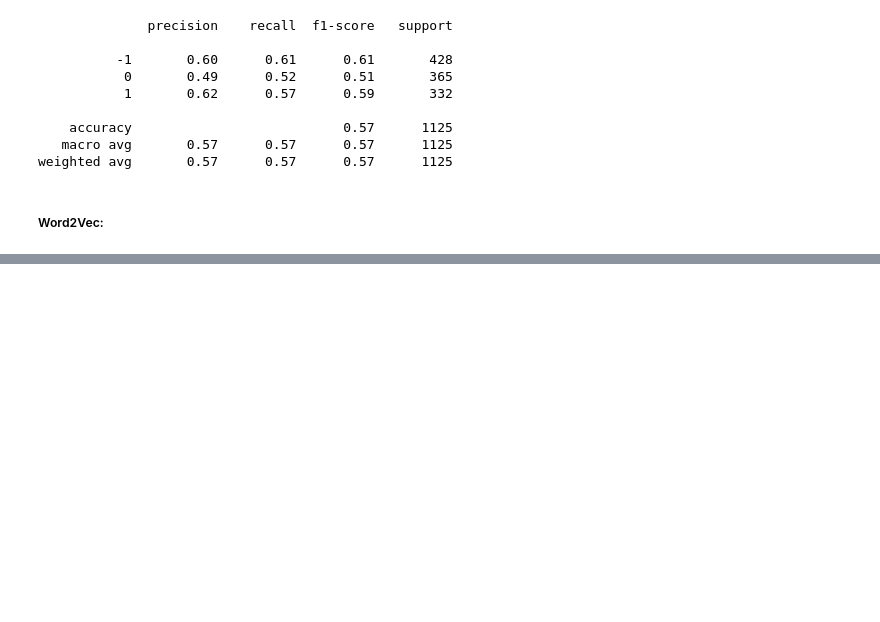
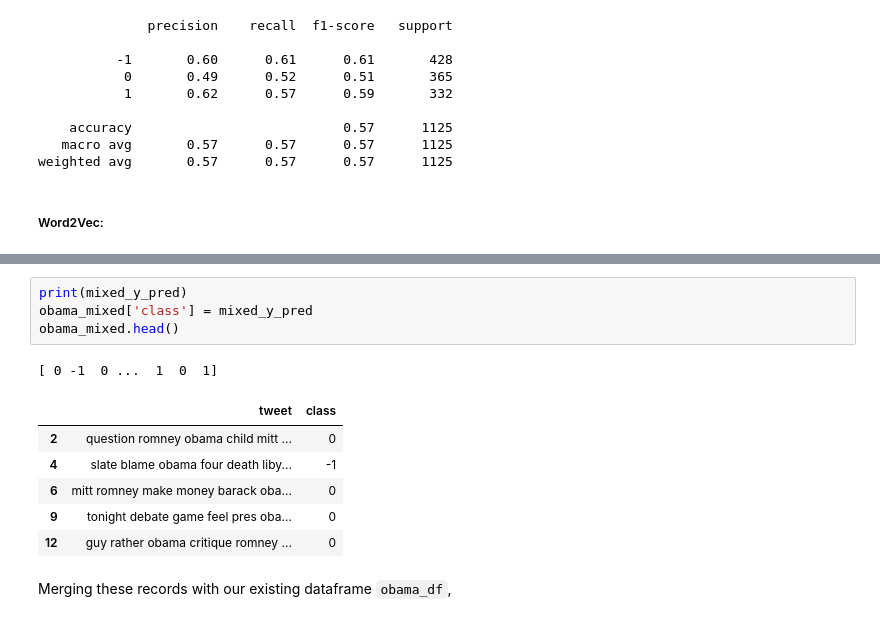
Before and after one commit to utsavns96/Twitter_sentiment_analysis, a Jupyter notebook: obama.ipynb, the cells around one changed output, grey strips where cells are left out. Saved outputs shown, nothing was run; the diff lists cells and outputs as text; blank space fills up the shorter version.

```diff
--- a/obama.ipynb
+++ b/obama.ipynb
@@ -333,0 +557,14 @@ performance.head(5)
+# %%
+print(mixed_y_pred)
+obama_mixed['class'] = mixed_y_pred
+obama_mixed.head()
+# %% [output]
+[ 0 -1  0 ...  1  0  1]
+|  | tweet | class |
+| 2 | question romney obama child mitt ... | 0 |
+| 4 | slate blame obama four death liby... | -1 |
+| 6 | mitt romney make money barack oba... | 0 |
+| 9 | tonight debate game feel pres oba... | 0 |
+| 12 | guy rather obama critique romney ... | 0 |
+# %% [markdown]
+Merging these records with our existing dataframe `obama_df`,
```
Also changed, not shown: parts of 61 cells of this notebook, 3 other files.
